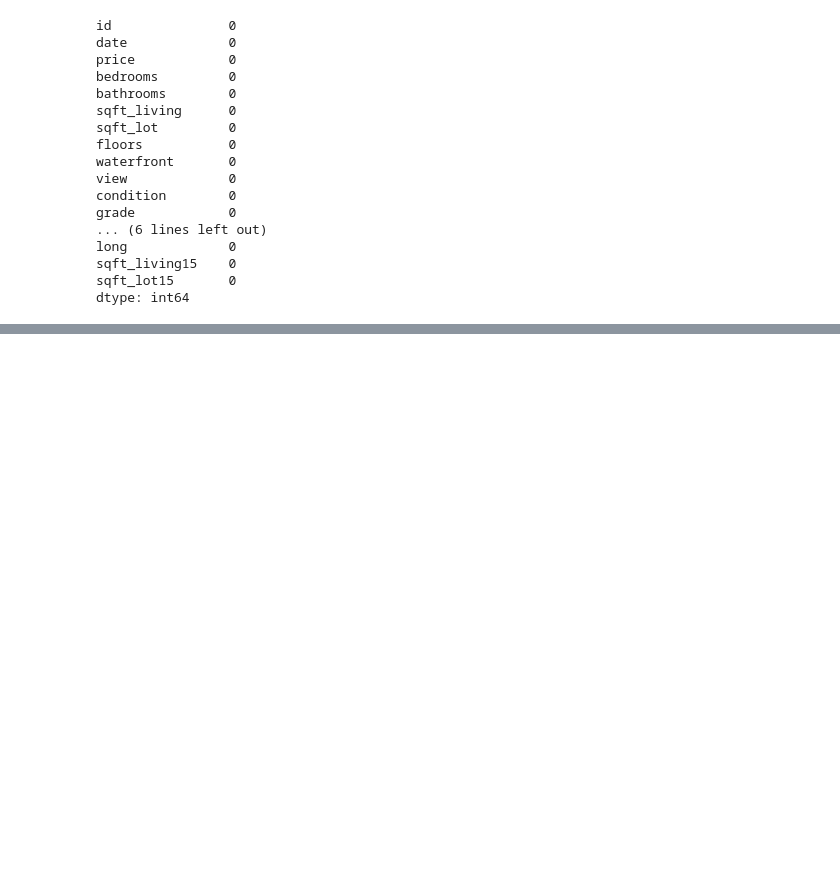
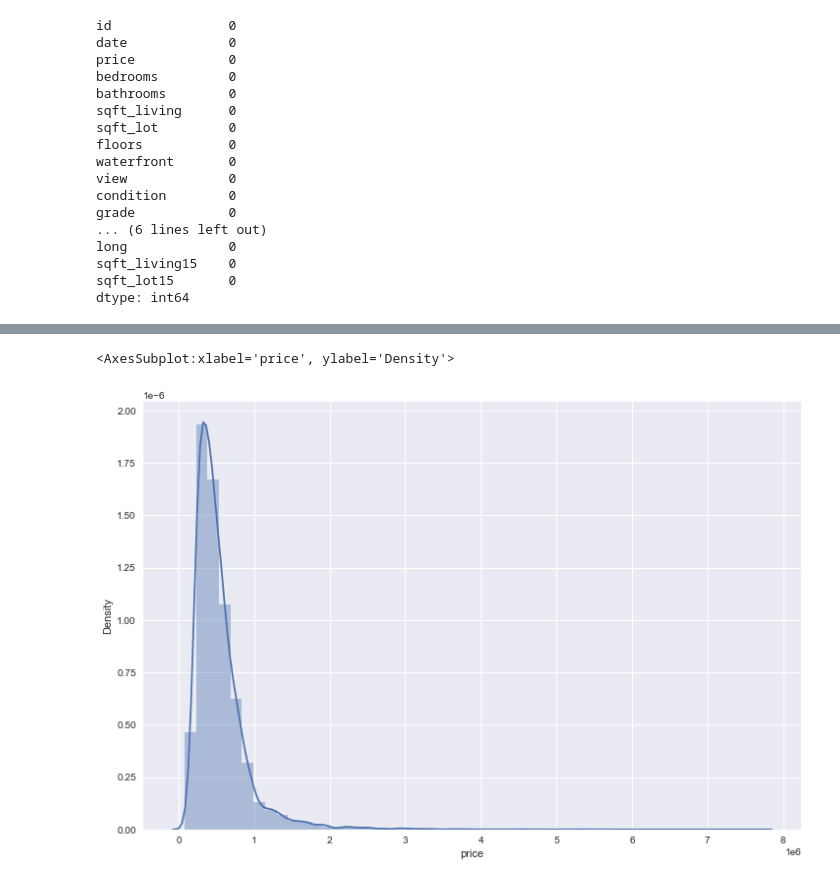
Before and after one commit to abideen-olawuwo/housesales, a Jupyter notebook: HouseSales.ipynb, the cells around one changed output, grey strips where cells are left out. Drawn from its saved outputs; the diff is of its cells as text; code cells hidden in the pictures; blank space fills up the shorter version.

```diff
--- a/HouseSales.ipynb
+++ b/HouseSales.ipynb
@@ -129,0 +148,6 @@ dtype: int64
+# %%
+plt.figure(figsize=(12,8))
+sns.distplot(df['price'])
+# %% [output]
+<AxesSubplot:xlabel='price', ylabel='Density'>
+[figure, added]
```
Also changed, not shown: parts of 20 cells of this notebook.
